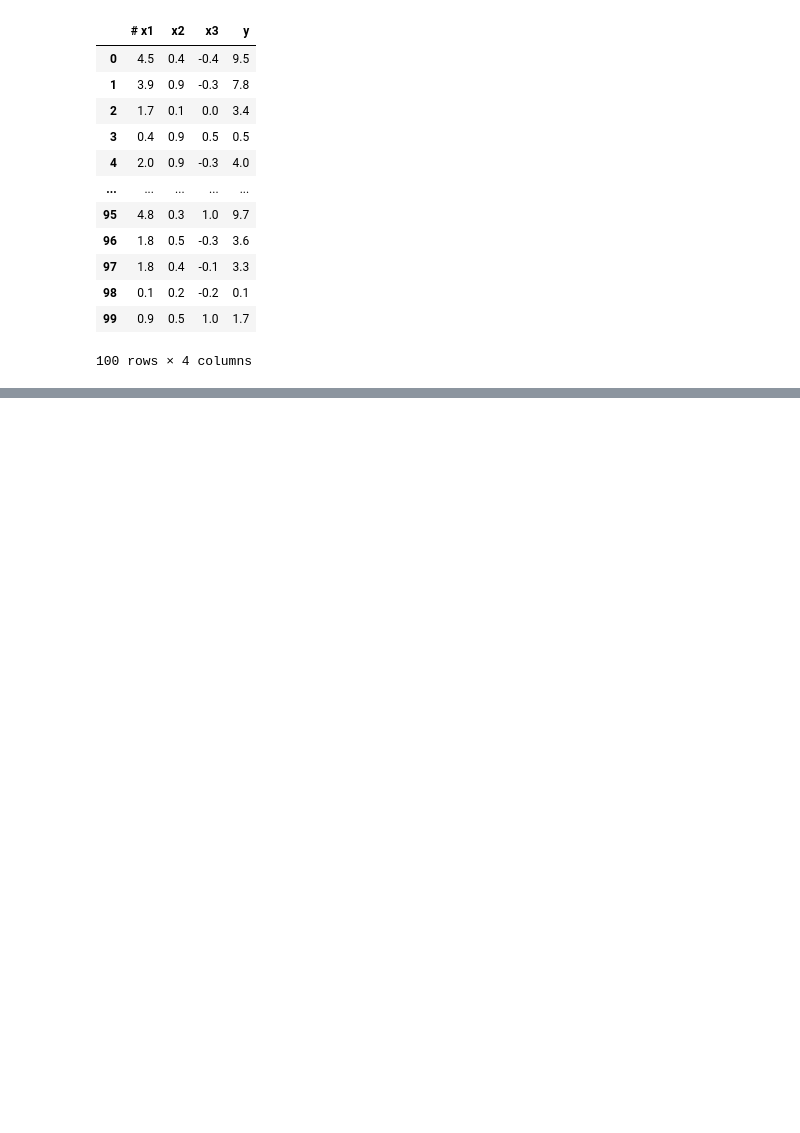
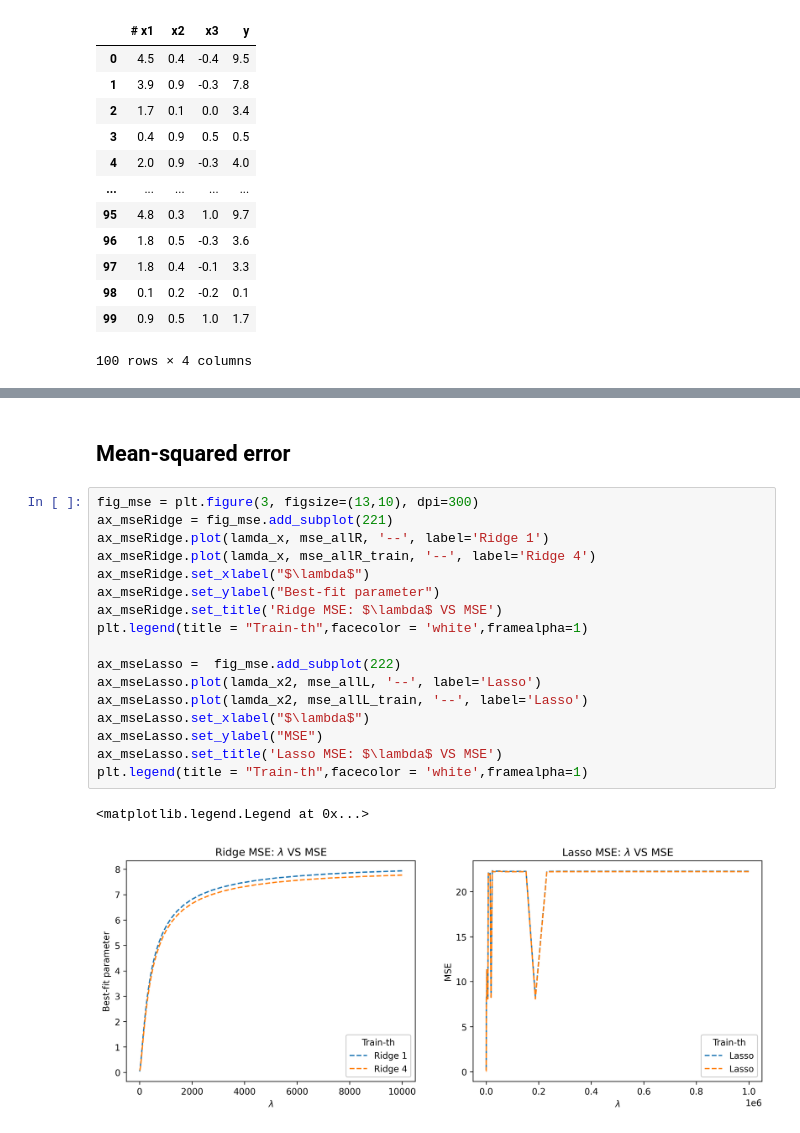
Before and after one commit to phurinat-udo/intro_to_datasci, a Jupyter notebook: HW4/HW4_6536646.ipynb, the cells around one changed output, grey strips where cells are left out. Cells and saved outputs as stored; diff of their text form; blank space fills up the shorter version.

```diff
--- a/HW4/HW4_6536646.ipynb
+++ b/HW4/HW4_6536646.ipynb
@@ -39,0 +416,22 @@ test
+# %% [markdown]
+## Mean-squared error
+# %%
+fig_mse = plt.figure(3, figsize=(13,10), dpi=300)
+ax_mseRidge = fig_mse.add_subplot(221)
+ax_mseRidge.plot(lamda_x, mse_allR, '--', label='Ridge 1')
+ax_mseRidge.plot(lamda_x, mse_allR_train, '--', label='Ridge 4')
+ax_mseRidge.set_xlabel("$\lambda$")
+ax_mseRidge.set_ylabel("Best-fit parameter")
+ax_mseRidge.set_title('Ridge MSE: $\lambda$ VS MSE')
+plt.legend(title = "Train-th",facecolor = 'white',framealpha=1)
+
+ax_mseLasso =  fig_mse.add_subplot(222)
+ax_mseLasso.plot(lamda_x2, mse_allL, '--', label='Lasso')
+ax_mseLasso.plot(lamda_x2, mse_allL_train, '--', label='Lasso')
+ax_mseLasso.set_xlabel("$\lambda$")
+ax_mseLasso.set_ylabel("MSE")
+ax_mseLasso.set_title('Lasso MSE: $\lambda$ VS MSE')
+plt.legend(title = "Train-th",facecolor = 'white',framealpha=1)
+# %% [output]
+<matplotlib.legend.Legend at 0x...>
+[figure, added]
```
Also changed, not shown: parts of 26 cells of this notebook, 3 other files.
